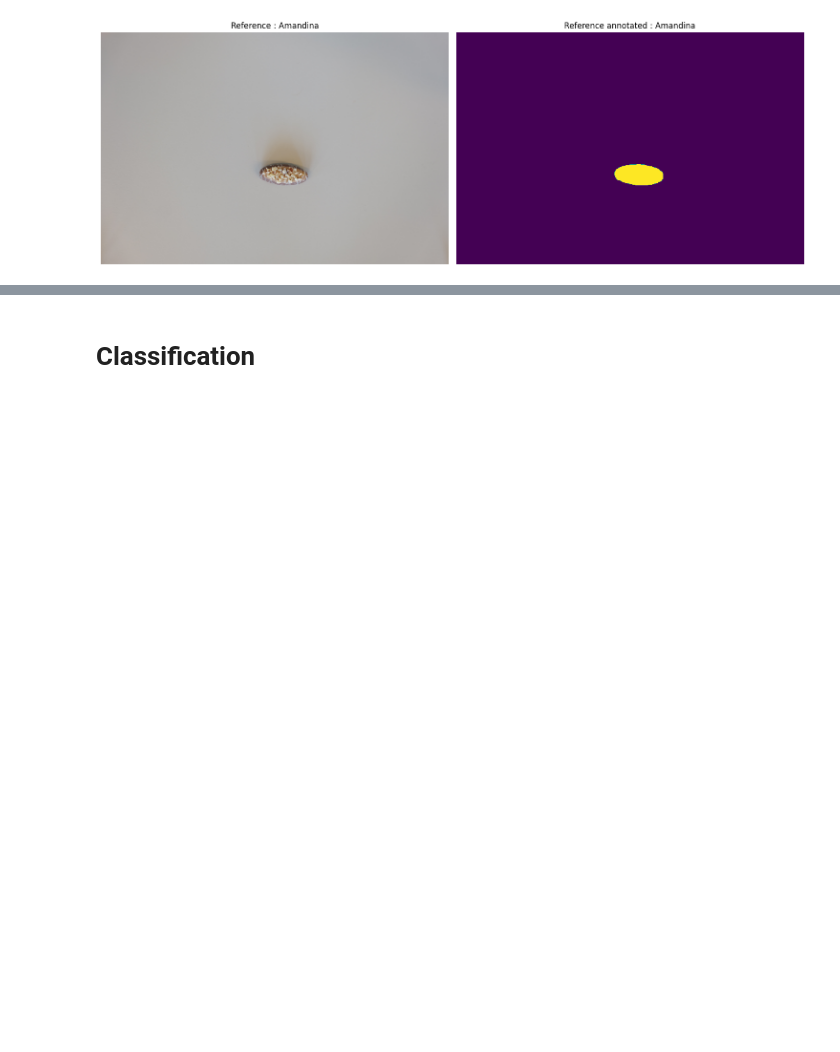
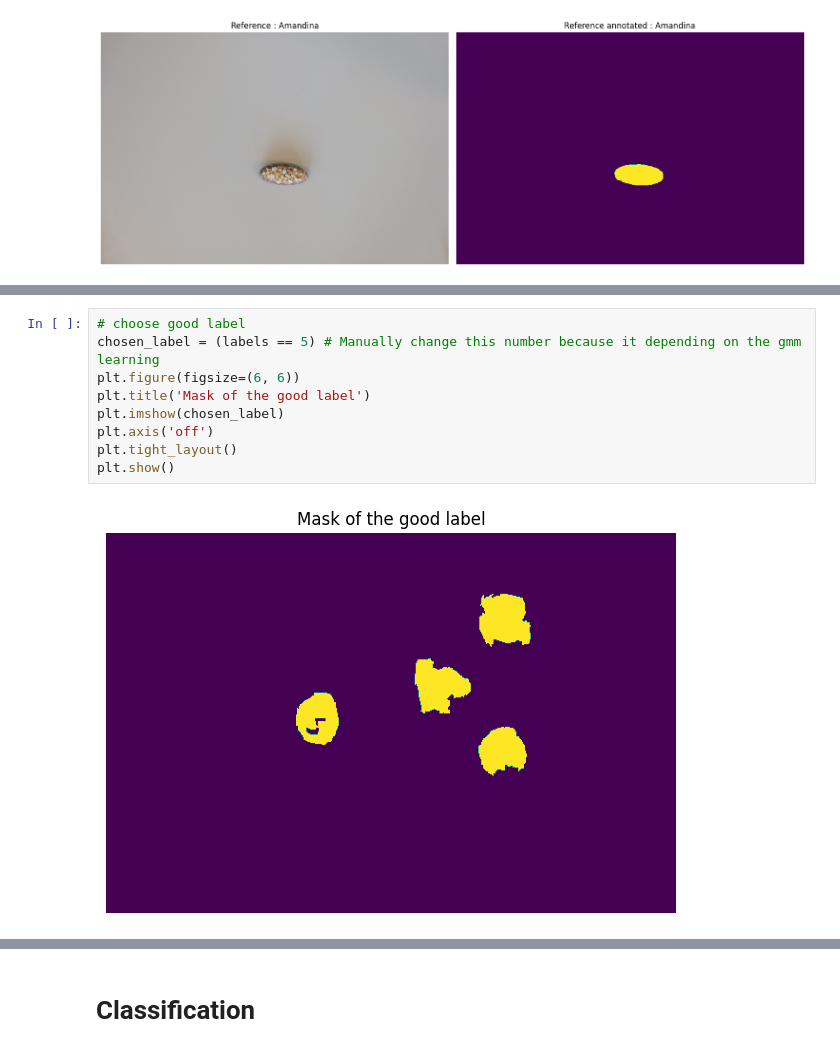
Before and after one commit to bastienchesaux/iapr_group8, a Jupyter notebook: project/clean_code_mika.ipynb, the cells around one changed output, grey strips where cells are left out. Drawn from its saved outputs; the diff is of its cells as text; blank space fills up the shorter version.

```diff
--- a/project/clean_code_mika.ipynb
+++ b/project/clean_code_mika.ipynb
@@ -79,0 +97,11 @@ An exemple of a reference and its binary image. We compute by hand the contour t
+# %%
+# choose good label
+chosen_label = (labels == 5) # Manually change this number because it depending on the gmm learning
+plt.figure(figsize=(6, 6))
+plt.title('Mask of the good label')
+plt.imshow(chosen_label)
+plt.axis('off')
+plt.tight_layout()
+plt.show()
+# %% [output]
+[figure, added]
```
Also changed, not shown: parts of 21 cells of this notebook.
